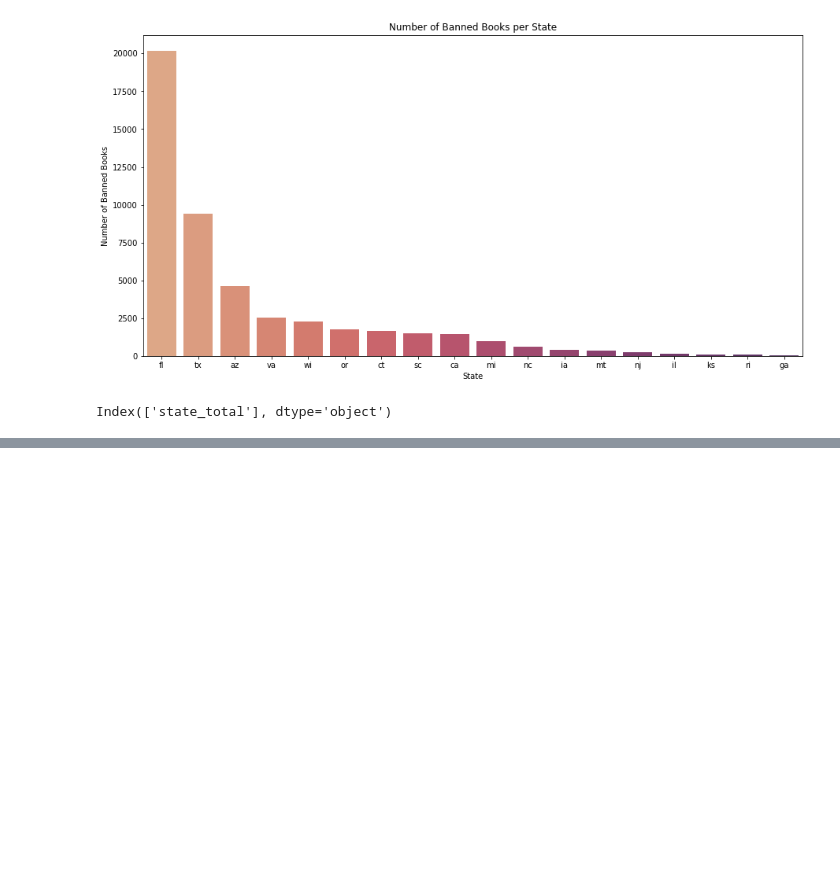
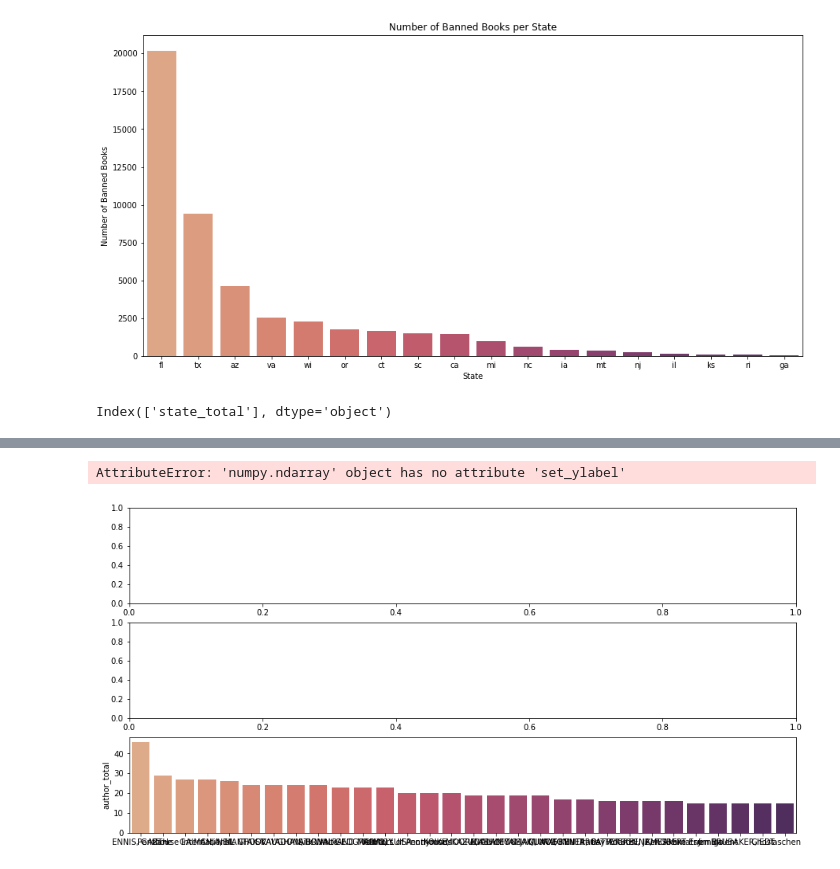
Before and after one commit to fetterollie/Books-Banned-In-State-Prisons-2022, a Jupyter notebook: notebook.ipynb, the cells around one changed output, grey strips where cells are left out. Cells and saved outputs as stored; diff of their text form; code cells hidden in the pictures; blank space fills up the shorter version.

Commit message:
plotting banned#books/author using subplots

```diff
--- a/notebook.ipynb
+++ b/notebook.ipynb
@@ -117,0 +235,12 @@ df[ df['author'] == 'GREENE, ROBERT'][['publication', 'reason']]
+# %%
+num_books_per_author = pd.DataFrame(df.author.value_counts())
+
+num_books_per_author = num_books_per_author.rename(columns={'author' : 'author_total'})
+fig, ax = plt.subplots(3, figsize=(15,7.5))
+sns.barplot(x=num_books_per_author[1:31].index, y=num_books_per_author[1:31].author_total, palette='flare')
+ax.set_ylabel('Number of Banned Books')
+ax.set_xlabel('Author')
+ax.set_title('Number of Banned Books per Author')
+# %% [output]
+AttributeError: 'numpy.ndarray' object has no attribute 'set_ylabel'
+[figure, added]
```
Also changed, not shown: parts of 8 cells of this notebook.
